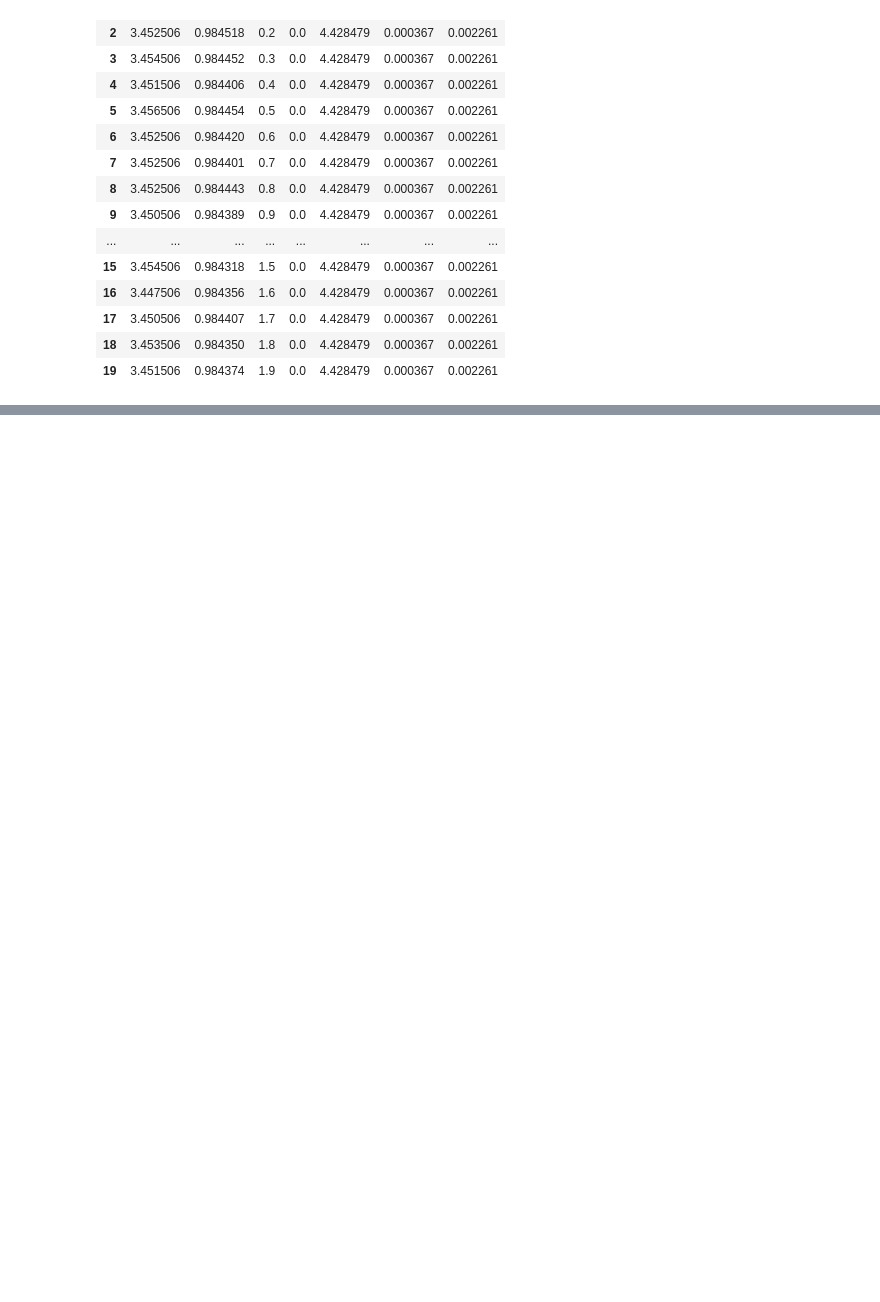
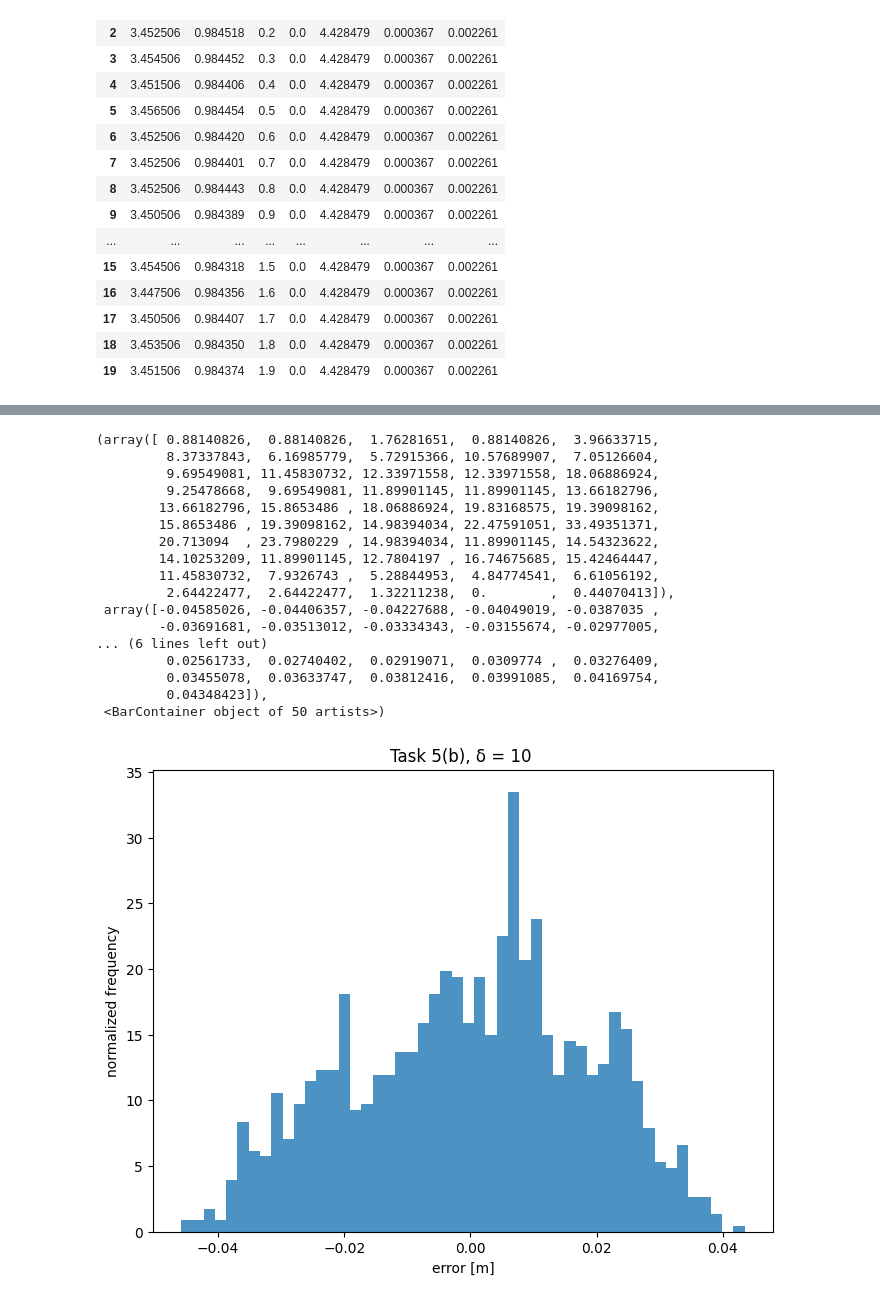
Before and after one commit to ZemsRepo/SER_Assignments, a Jupyter notebook: ex2.ipynb, the cells around one changed output, grey strips where cells are left out. Cells and saved outputs as stored; diff of their text form; code cells hidden in the pictures; blank space fills up the shorter version.

```diff
--- a/ex2.ipynb
+++ b/ex2.ipynb
@@ -141,0 +159,37 @@ ax.plot(delta_t, error, label="error")
+# %%
+# histogram
+n_bins = 50
+# error_space = error.max() - error.min()
+# interval = error_space / n_bins
+
+# hist = np.zeros(n_bins)
+# for val in error:
+#     idx = int(abs(val - error.min()) / (interval + 1e-10))
+#     hist[idx] += 1
+# hist_norm = hist / hist.sum()
+
+# histogram
+fig, ax = plt.subplots(1, 1, figsize=(8, 6))
+ax.set_title("Task 5(b), δ = {} ".format(delta))
+ax.set_xlabel("error [m]")
+ax.set_ylabel("normalized frequency")
+ax.hist(error, bins=n_bins, density=True, alpha=0.8, label="error")
+# %% [output]
+(array([ 0.88140826,  0.88140826,  1.76281651,  0.88140826,  3.96633715,
+         8.37337843,  6.16985779,  5.72915366, 10.57689907,  7.05126604,
+         9.69549081, 11.45830732, 12.33971558, 12.33971558, 18.06886924,
+         9.25478668,  9.69549081, 11.89901145, 11.89901145, 13.66182796,
+        13.66182796, 15.8653486 , 18.06886924, 19.83168575, 19.39098162,
+        15.8653486 , 19.39098162, 14.98394034, 22.47591051, 33.49351371,
+        20.713094  , 23.7980229 , 14.98394034, 11.89901145, 14.54323622,
+        14.10253209, 11.89901145, 12.7804197 , 16.74675685, 15.42464447,
+        11.45830732,  7.9326743 ,  5.28844953,  4.84774541,  6.61056192,
+         2.64422477,  2.64422477,  1.32211238,  0.        ,  0.44070413]),
+ array([-0.04585026, -0.04406357, -0.04227688, -0.04049019, -0.0387035 ,
+        -0.03691681, -0.03513012, -0.03334343, -0.03155674, -0.02977005,
+... (6 lines left out)
+         0.02561733,  0.02740402,  0.02919071,  0.0309774 ,  0.03276409,
+         0.03455078,  0.03633747,  0.03812416,  0.03991085,  0.04169754,
+         0.04348423]),
+ <BarContainer object of 50 artists>)
+[figure, added]
```
Also changed, not shown: parts of 2 cells of this notebook.
